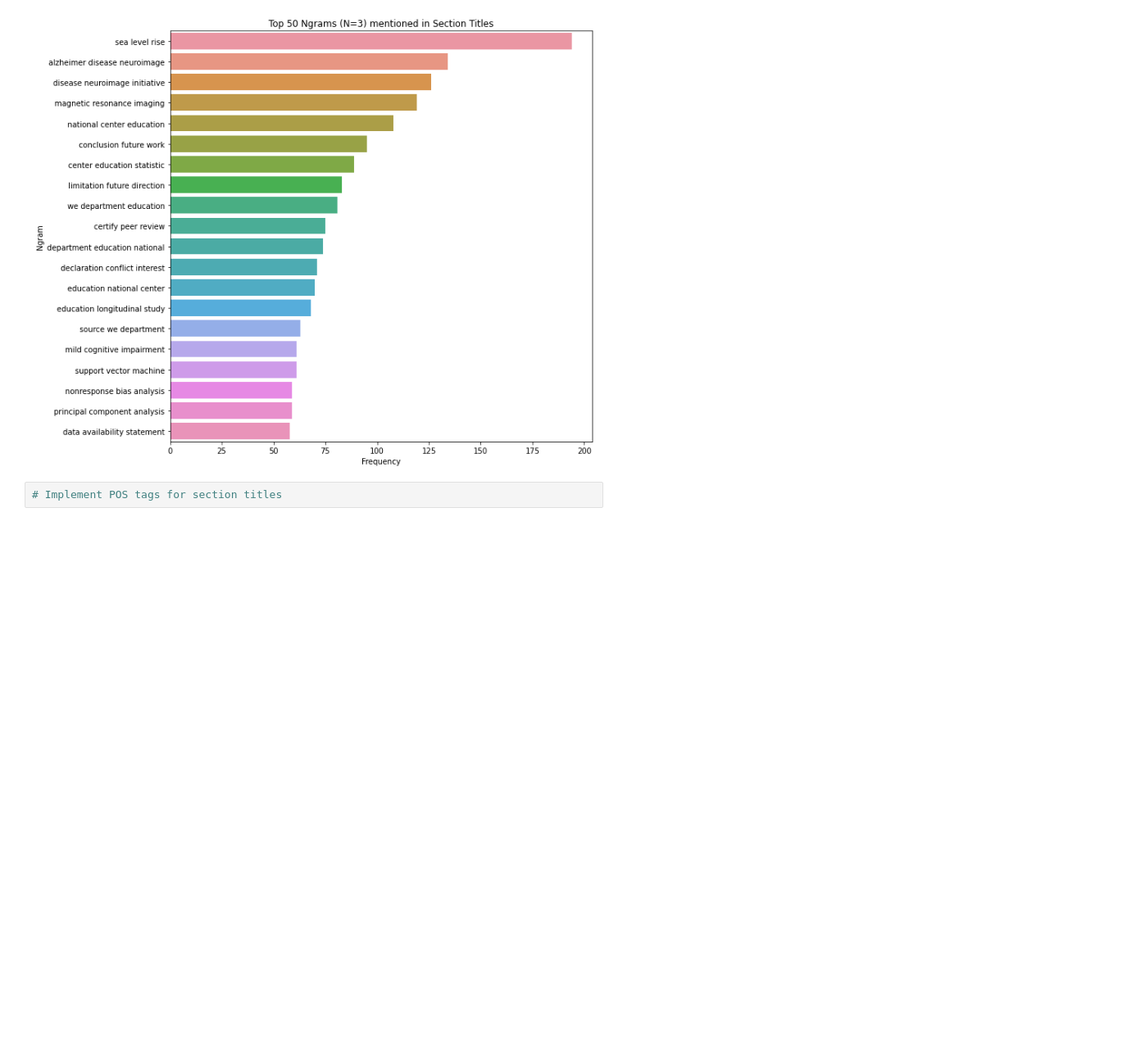
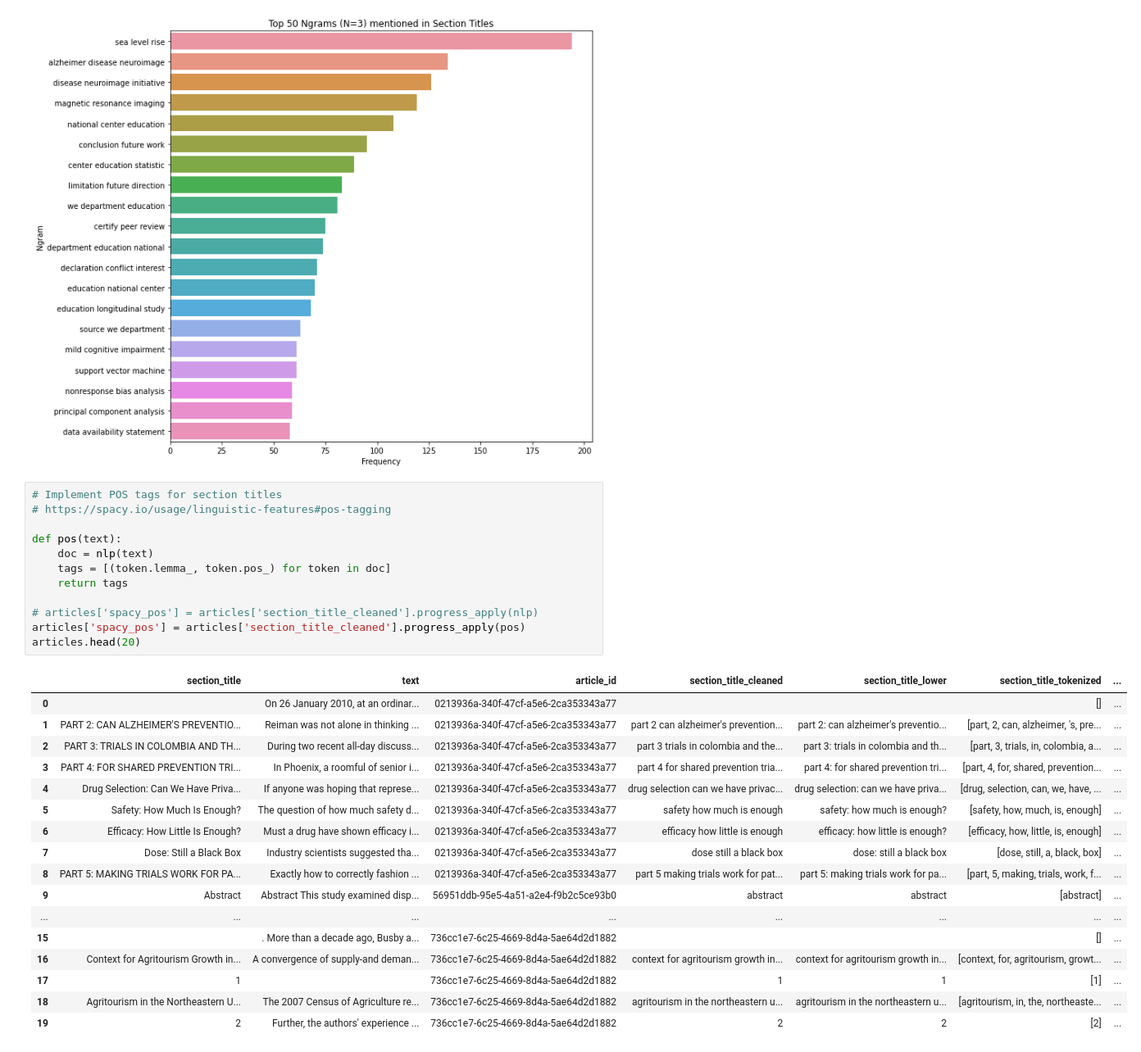
Before and after one commit to lauralikespi/kaggle-coleridge-initiative, a Jupyter notebook: Preprocessing/section_cleanup_standardization.ipynb, the cells around one changed output. Shown at 82% size. Cells and saved outputs as stored; diff of their text form; blank space fills up the shorter version.

```diff
--- a/Preprocessing/section_cleanup_standardization.ipynb
+++ b/Preprocessing/section_cleanup_standardization.ipynb
@@ -206,3 +206,31 @@ plot_top_ngrams_barchart(articles['spacy'],3)
 [figure]
 # %%
 # Implement POS tags for section titles
+# https://spacy.io/usage/linguistic-features#pos-tagging
+
+def pos(text):
+    doc = nlp(text)
+    tags = [(token.lemma_, token.pos_) for token in doc]
+    return tags
+
+# articles['spacy_pos'] = articles['section_title_cleaned'].progress_apply(nlp)
+articles['spacy_pos'] = articles['section_title_cleaned'].progress_apply(pos)
+articles.head(20)
+# %% [output]
+|  | section_title | text | article_id | section_title_cleaned | section_title_lower | section_title_tokenized | ... |
+| 0 |  | On 26 January 2010, at an ordinar... | 0213936a-340f-47cf-a5e6-2ca353343a77 |  |  | [] | ... |
+| 1 | PART 2: CAN ALZHEIMER'S PREVENTIO... | Reiman was not alone in thinking ... | 0213936a-340f-47cf-a5e6-2ca353343a77 | part 2 can alzheimer's prevention... | part 2: can alzheimer's preventio... | [part, 2, can, alzheimer, 's, pre... | ... |
+| 2 | PART 3: TRIALS IN COLOMBIA AND TH... | During two recent all-day discuss... | 0213936a-340f-47cf-a5e6-2ca353343a77 | part 3 trials in colombia and the... | part 3: trials in colombia and th... | [part, 3, trials, in, colombia, a... | ... |
+| 3 | PART 4: FOR SHARED PREVENTION TRI... | In Phoenix, a roomful of senior i... | 0213936a-340f-47cf-a5e6-2ca353343a77 | part 4 for shared prevention tria... | part 4: for shared prevention tri... | [part, 4, for, shared, prevention... | ... |
+| 4 | Drug Selection: Can We Have Priva... | If anyone was hoping that represe... | 0213936a-340f-47cf-a5e6-2ca353343a77 | drug selection can we have privac... | drug selection: can we have priva... | [drug, selection, can, we, have, ... | ... |
+| 5 | Safety: How Much Is Enough? | The question of how much safety d... | 0213936a-340f-47cf-a5e6-2ca353343a77 | safety how much is enough | safety: how much is enough? | [safety, how, much, is, enough] | ... |
+| 6 | Efficacy: How Little Is Enough? | Must a drug have shown efficacy i... | 0213936a-340f-47cf-a5e6-2ca353343a77 | efficacy how little is enough | efficacy: how little is enough? | [efficacy, how, little, is, enough] | ... |
+| 7 | Dose: Still a Black Box | Industry scientists suggested tha... | 0213936a-340f-47cf-a5e6-2ca353343a77 | dose still a black box | dose: still a black box | [dose, still, a, black, box] | ... |
+| 8 | PART 5: MAKING TRIALS WORK FOR PA... | Exactly how to correctly fashion ... | 0213936a-340f-47cf-a5e6-2ca353343a77 | part 5 making trials work for pat... | part 5: making trials work for pa... | [part, 5, making, trials, work, f... | ... |
+| 9 | Abstract | Abstract This study examined disp... | 56951ddb-95e5-4a51-a2e4-f9b2c5ce93b0 | abstract | abstract | [abstract] | ... |
+| ... | ... | ... | ... | ... | ... | ... | ... |
+| 15 |  | . More than a decade ago, Busby a... | 736cc1e7-6c25-4669-8d4a-5ae64d2d1882 |  |  | [] | ... |
+| 16 | Context for Agritourism Growth in... | A convergence of supply-and deman... | 736cc1e7-6c25-4669-8d4a-5ae64d2d1882 | context for agritourism growth in... | context for agritourism growth in... | [context, for, agritourism, growt... | ... |
+| 17 | 1 |  | 736cc1e7-6c25-4669-8d4a-5ae64d2d1882 | 1 | 1 | [1] | ... |
+| 18 | Agritourism in the Northeastern U... | The 2007 Census of Agriculture re... | 736cc1e7-6c25-4669-8d4a-5ae64d2d1882 | agritourism in the northeastern u... | agritourism in the northeastern u... | [agritourism, in, the, northeaste... | ... |
+| 19 | 2 | Further, the authors' experience ... | 736cc1e7-6c25-4669-8d4a-5ae64d2d1882 | 2 | 2 | [2] | ... |
```
Also changed, not shown: parts of 5 cells of this notebook.
